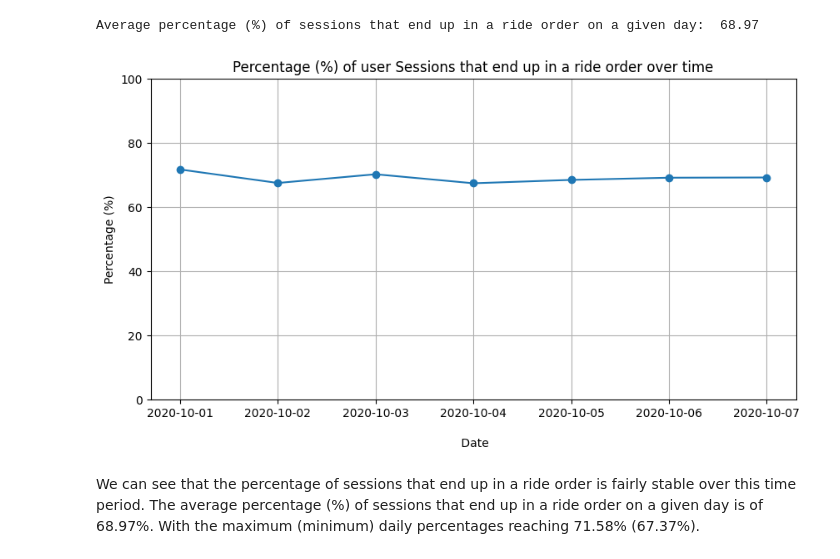
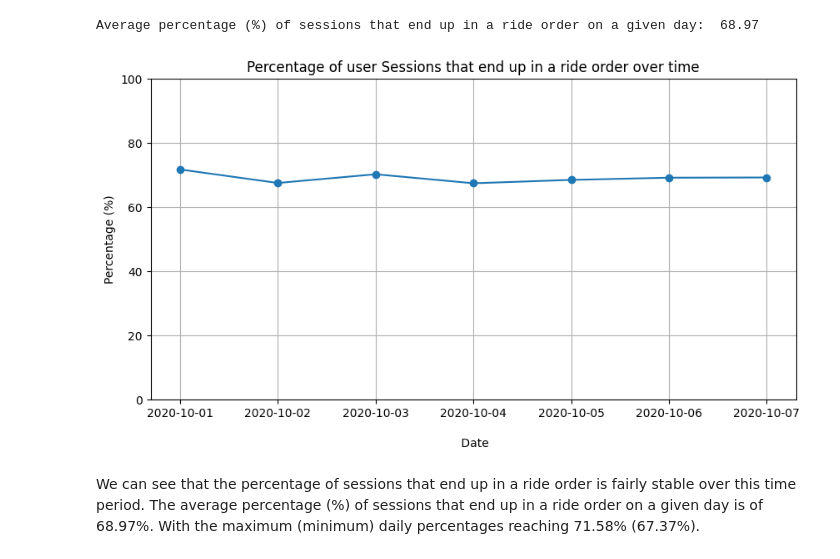
Before and after one commit to manuzrpEd/VTC_BayesianDataAnalytics, a Jupyter notebook: VTC_DataAnalytics.ipynb, the cells around one changed output. Drawn from its saved outputs; the diff is of its cells as text; code cells hidden in the pictures.

```diff
--- a/VTC_DataAnalytics.ipynb
+++ b/VTC_DataAnalytics.ipynb
@@ -151,18 +155,18 @@ Average percentage (%) of sessions that end up in a ride order on a given day:
 # %%
 # Convert adjusted_date to datetime for proper plotting
 query_results['adjusted_date'] = pd.to_datetime(query_results['adjusted_date'])
 
 # Plotting
 plt.figure(figsize=(10, 5))
 plt.plot(query_results['adjusted_date'], query_results['percentage'], marker='o')
 plt.xlabel('\n Date')
 plt.ylabel('Percentage (%)')
-plt.title('Percentage (%) of user Sessions that end up in a ride order over time')
+plt.title('Percentage of user Sessions that end up in a ride order over time')
 plt.ylim(0,100)
 plt.grid(True)
 plt.show()
 # %% [output]
-[figure, old version]
+[figure, new version]
 # %% [markdown]
 We can see that the percentage of sessions that end up in a ride order is fairly stable over this time period. The average percentage (%) of sessions that end up in a ride order on a given day is of  68.97%. With the maximum (minimum) daily percentages reaching 71.58% (67.37%).
 # %% [markdown]
```
Also changed, not shown: parts of 17 cells of this notebook, 4 other files.
